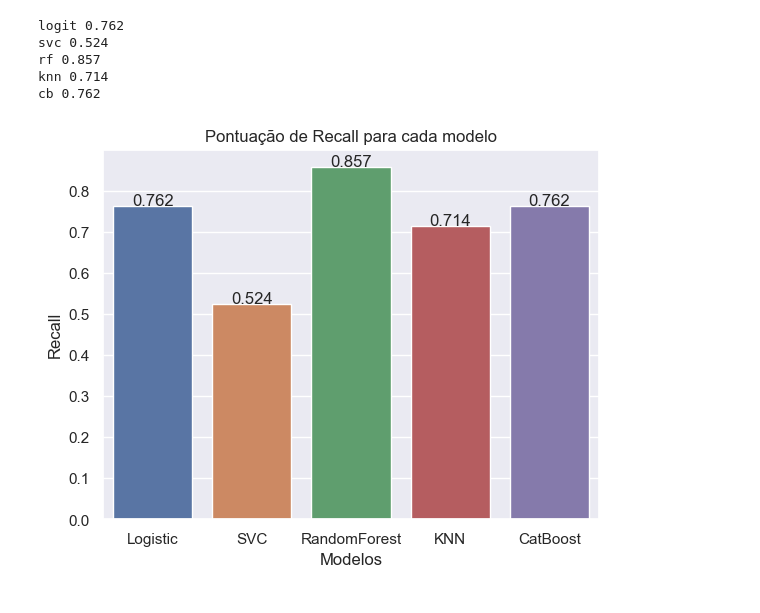
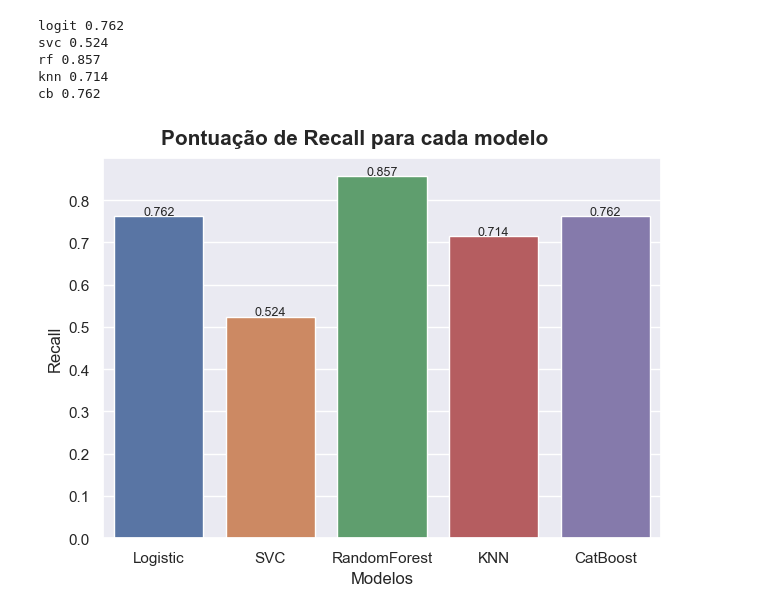
Before and after one commit to LucasMeller13/ml_abp, a Jupyter notebook: tests.ipynb, the cells around one changed output. Drawn from its saved outputs; the diff is of its cells as text; code cells hidden in the pictures.

Commit message:
plots created

```diff
--- a/tests.ipynb
+++ b/tests.ipynb
@@ -243,12 +243,16 @@ for i, col in enumerate(columns):
     axes[i].set_title(f'Box Plot da variável {columns_translated[col]} para Doença Cardíaca')
     axes[i].set_ylabel(columns_translated['max_hr'])
     axes[i].set_xlabel(columns_translated[col])
-    axes[i].legend(title="Doença Cardíaca")
+    handles, _ = axes[i].get_legend_handles_labels()
+    axes[i].legend(handles=handles, title="Doença Cardíaca", labels=['Não', 'Sim'])
 
 # Remove any empty subplots
 for j in range(i + 1, len(axes)):
     fig.delaxes(axes[j])
 
+plt.suptitle("Distribuição da Frequência Cardíaca Máxima por Variáveis Categóricas e Doença Cardíaca", fontsize=15, fontweight='bold')
 plt.tight_layout()
+plt.subplots_adjust(top=.94)
+# plt.savefig('plot_distruicao_freq_Card.png', dpi=300)
 plt.show()
 # %% [output]
@@ -267,13 +271,20 @@ axes = axes.flatten()  # Flatten the axes array for easy indexing
 # Loop through each column and plot on a subplot
 for i, col in enumerate(columns):
     sns.boxplot(x=df[col],y=df['st_depression'], hue=df['heart_disease'], ax=axes[i])
-    axes[i].set_title(f'Count Plot of {col} by Heart Disease')
-    axes[i].legend(title="Heart Disease")
+    axes[i].set_xticklabels(xtick_names[i])
+    axes[i].set_title(f'Box Plot da variável {columns_translated[col]} para Doença Cardíaca')
+    axes[i].set_ylabel(columns_translated['st_depression'])
+    axes[i].set_xlabel(columns_translated[col])
+    handles, _ = axes[i].get_legend_handles_labels()
+    axes[i].legend(handles=handles, title="Doença Cardíaca", labels=['Não', 'Sim'])
 
 # Remove any empty subplots
 for j in range(i + 1, len(axes)):
     fig.delaxes(axes[j])
 
+plt.suptitle("Distribuição da Depressão ST por Variáveis Categóricas e Doença Cardíaca", fontsize=15, fontweight='bold')
 plt.tight_layout()
+plt.subplots_adjust(top=.94)
+# plt.savefig('plot_distruicao_depresST.png', dpi=300)
 plt.show()
 # %% [output]
@@ -441,17 +452,20 @@ cb 0.762
 # %%
 ax = sns.barplot(x=['Logistic','SVC','RandomForest','KNN','CatBoost'],y=temp, hue=['orange','green','red','yellow','blue'])
 plt.legend([], [], frameon=False)
 
 for i, v in enumerate(temp):
     ax.text(i, v + 0.003, str(v), ha='center')
 
 plt.xlabel("Modelos")
 plt.ylabel("Recall")
-plt.title('Pontuação de Recall para cada modelo')
-plt.savefig("recall_score.png",dpi=300)
+plt.suptitle('Pontuação de Recall para cada modelo', fontsize=15, fontweight='bold')
+
+plt.tight_layout()
+plt.subplots_adjust(top=.92)
+# plt.savefig("recall_score.png",dpi=300)
 plt.show()
 # %% [output]
-[figure, old version]
+[figure, new version]
 # %%
 with open('rf.pkl', 'wb') as file:
     pickle.dump(models['rf'], file)
```
Also changed, not shown: parts of 2 cells of this notebook, 3 other files.
